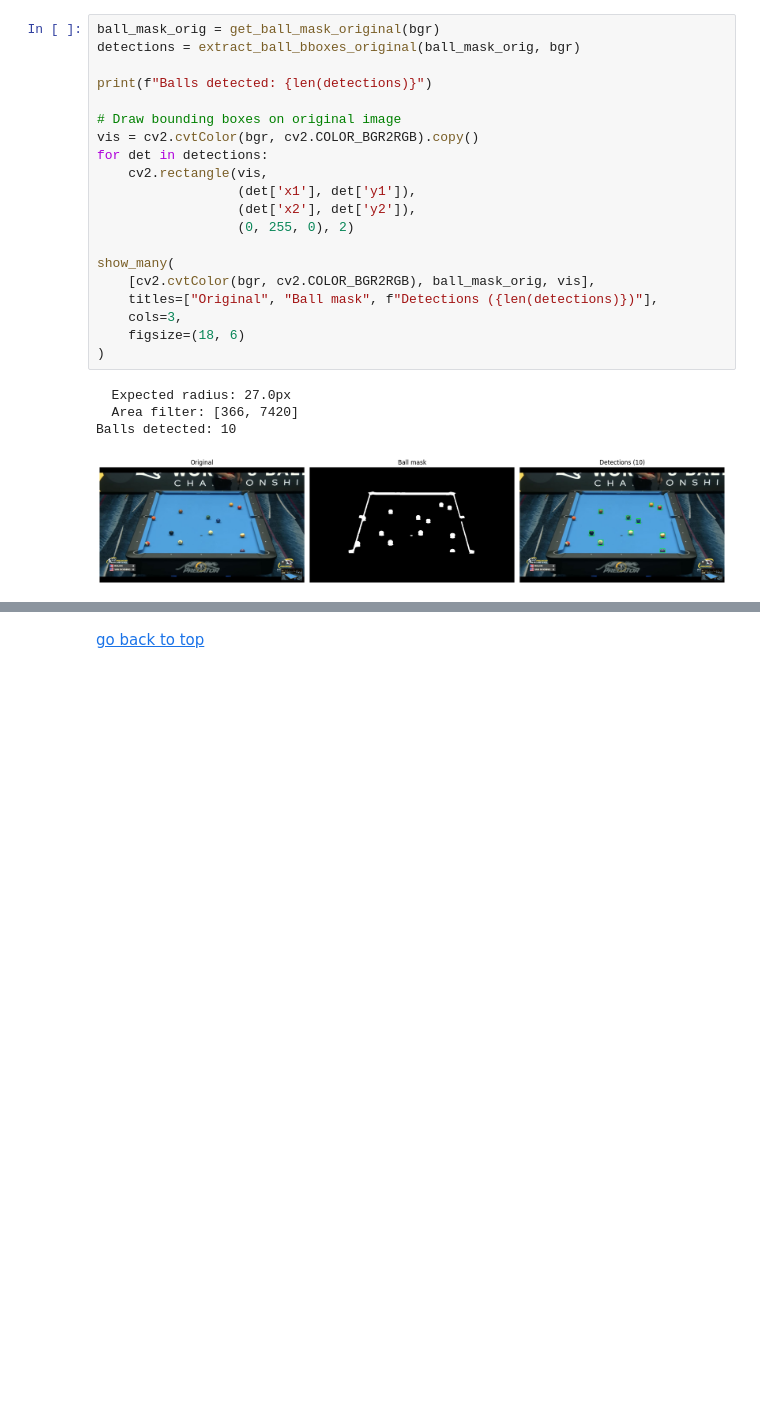
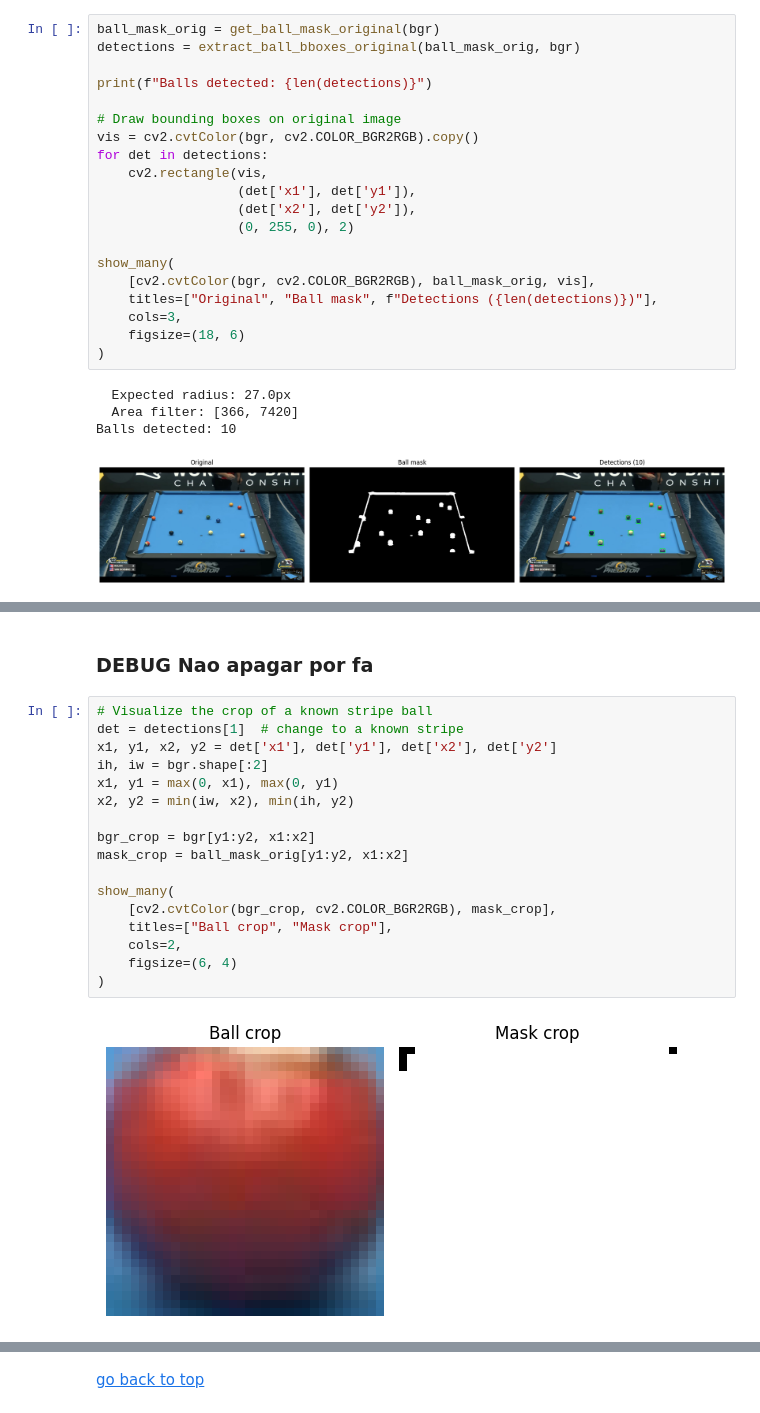
Before and after one commit to sarataboas/8_BallPool_ComputerVision, a Jupyter notebook: testing/task1.ipynb, the cells around one changed output, grey strips where cells are left out. Cells and saved outputs as stored; diff of their text form; blank space fills up the shorter version.

```diff
--- a/testing/task1.ipynb
+++ b/testing/task1.ipynb
@@ -580,0 +918,21 @@ Balls detected: 10
+# %% [markdown]
+### **DEBUG** Nao apagar por fa
+# %%
+# Visualize the crop of a known stripe ball
+det = detections[1]  # change to a known stripe
+x1, y1, x2, y2 = det['x1'], det['y1'], det['x2'], det['y2']
+ih, iw = bgr.shape[:2]
+x1, y1 = max(0, x1), max(0, y1)
+x2, y2 = min(iw, x2), min(ih, y2)
+
+bgr_crop = bgr[y1:y2, x1:x2]
+mask_crop = ball_mask_orig[y1:y2, x1:x2]
+
+show_many(
+    [cv2.cvtColor(bgr_crop, cv2.COLOR_BGR2RGB), mask_crop],
+    titles=["Ball crop", "Mask crop"],
+    cols=2,
+    figsize=(6, 4)
+)
+# %% [output]
+[figure, added]
```
Also changed, not shown: parts of 7 cells of this notebook.
